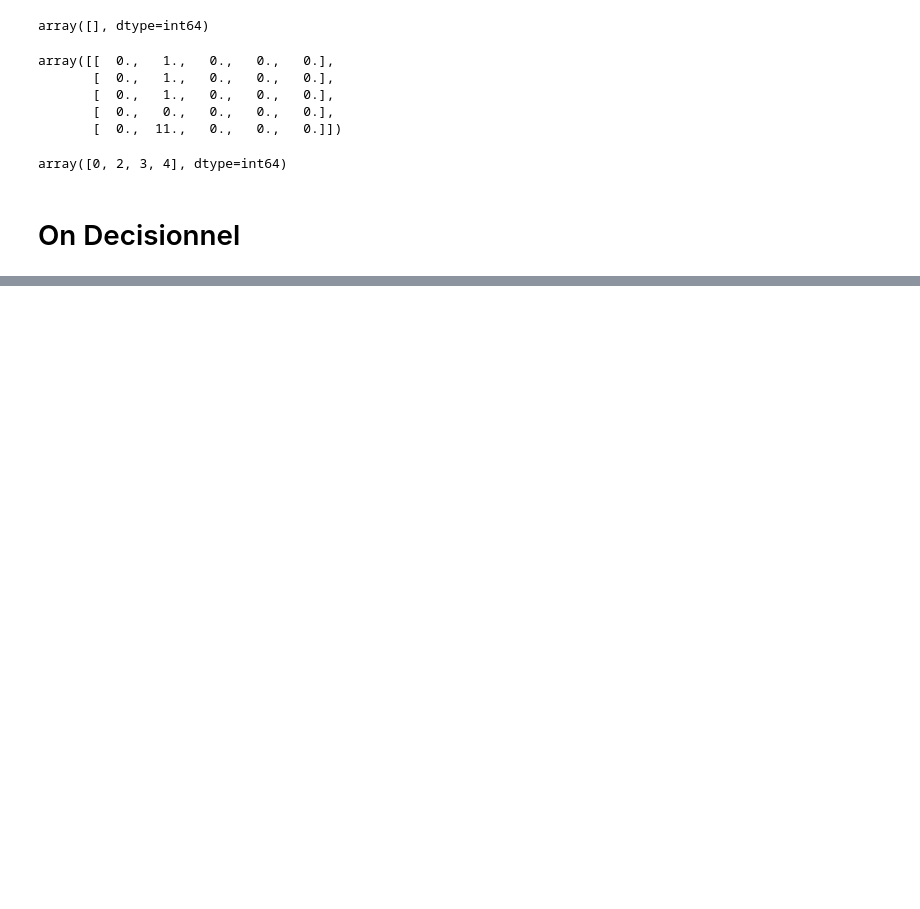
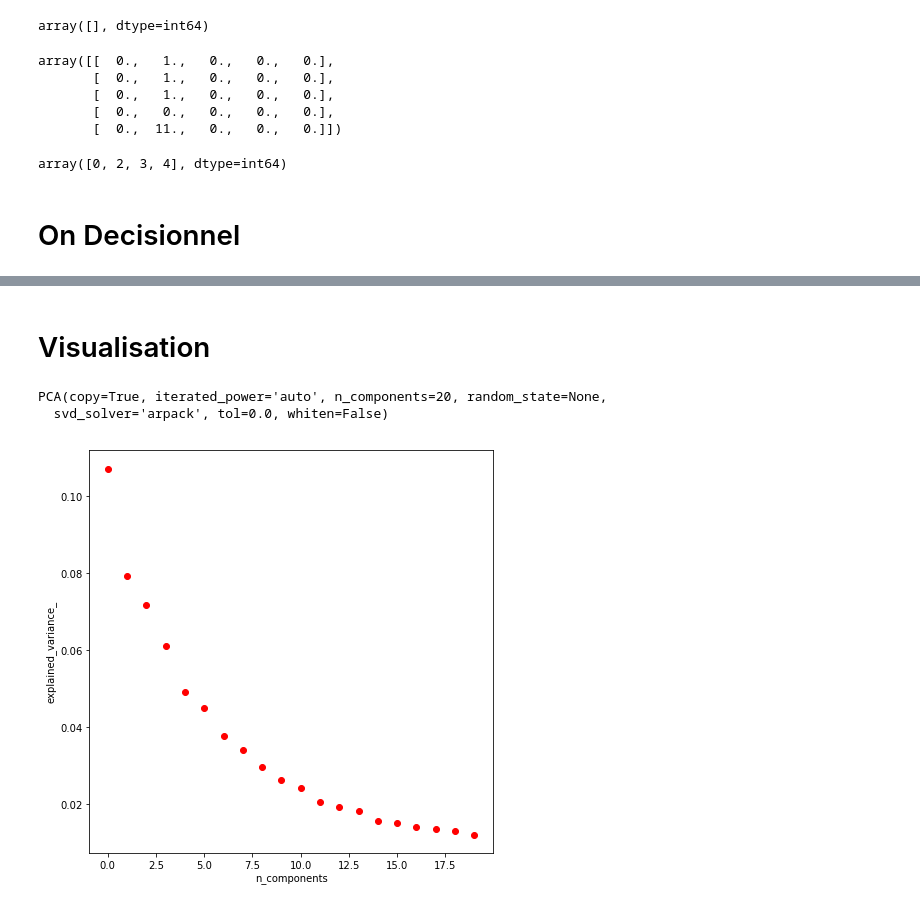
Before and after one commit to tvayer/outlierdetection, a Jupyter notebook: PCA/robust_pca.ipynb, the cells around one changed output, grey strips where cells are left out. Drawn from its saved outputs; the diff is of its cells as text; code cells hidden in the pictures; blank space fills up the shorter version.

```diff
--- a/PCA/robust_pca.ipynb
+++ b/PCA/robust_pca.ipynb
@@ -246,0 +262,20 @@ array([[  0.,   1.,   0.,   0.,   0.],
+# %% [markdown]
+# Visualisation
+# %%
+pca=PCA(n_components=20,svd_solver='arpack')
+# %%
+pca.fit(np.transpose(dG))
+# %% [output]
+PCA(copy=True, iterated_power='auto', n_components=20, random_state=None,
+  svd_solver='arpack', tol=0.0, whiten=False)
+# %%
+plt.figure(1, figsize=(8, 8))
+plt.clf()
+plt.axes([.2, .2, .7, .7])
+plt.plot(pca.explained_variance_ratio_,'ro', linewidth=2)
+plt.axis('tight')
+plt.xlabel('n_components')
+plt.ylabel('explained_variance_')
+plt.show()
+# %% [output]
+[figure, added]
```
Also changed, not shown: parts of 22 cells of this notebook.
